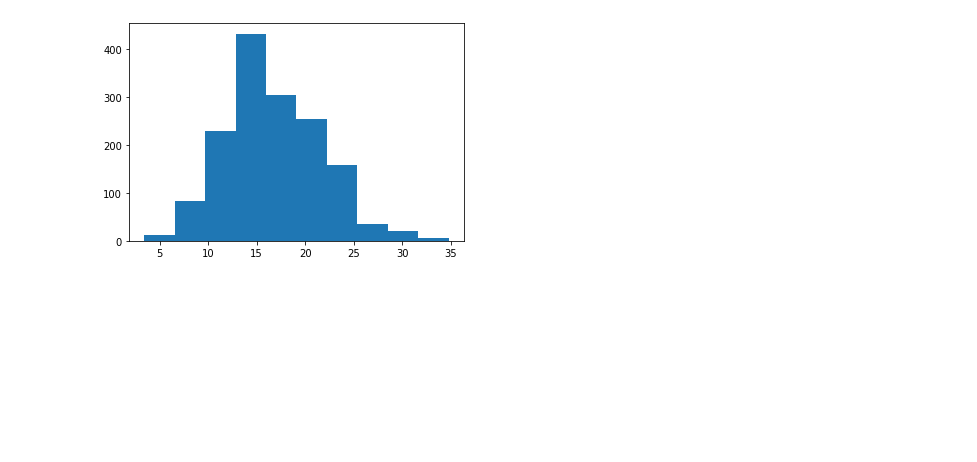
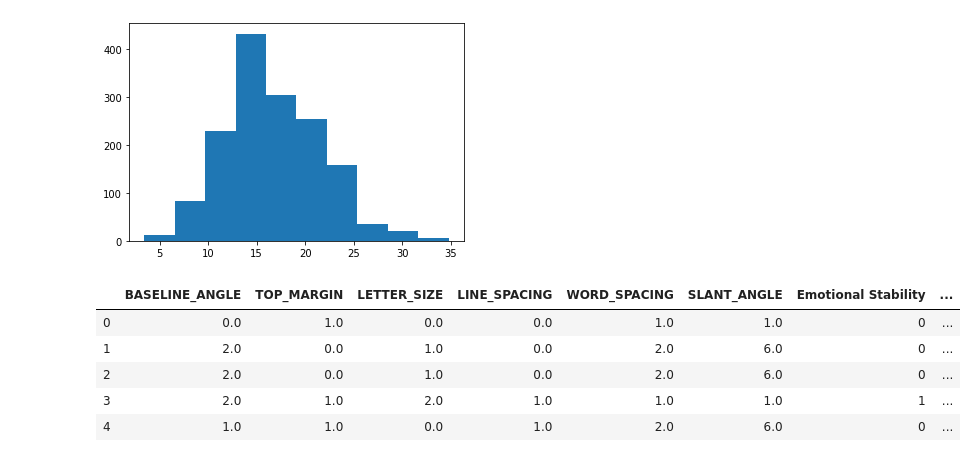
Before and after one commit to HarshSingh-01/Handwriting-Analysis-using-Machine-Learning, a Jupyter notebook: Jupyter Files/Data Analysis.ipynb, the cells around one changed output. Cells and saved outputs as stored; diff of their text form; code cells hidden in the pictures; blank space fills up the shorter version.

```diff
--- a/Jupyter Files/Data Analysis.ipynb
+++ b/Jupyter Files/Data Analysis.ipynb
@@ -106,3 +106,18 @@ min         3.420000
 max        34.790000
 Name: WORD_SPACING, dtype: float64
 [figure]
+# %%
+# Importing Data file
+path = r'C:\\Users\Harsh\Desktop\Projects\Handwriting-Analysis-using-Machine-Learning\scripts\Extracted_Features/label_list.txt'
+df = pd.read_csv(path, sep="\t", header=None)
+# df = df.drop([13], axis=1)
+df.columns = ['BASELINE_ANGLE', 'TOP_MARGIN', 'LETTER_SIZE', 'LINE_SPACING', 'WORD_SPACING', 'SLANT_ANGLE', 'Emotional Stability', 'Modesty', 'Personal Harmony and Flexibility', 'Lack of Discipline', 'Poor Concentration', 'Non Communicativeness', 'Social Isolation','IMAGE_NAME']
+df.to_csv('label_list.csv')
+df.head()
+# %% [output]
+|  | BASELINE_ANGLE | TOP_MARGIN | LETTER_SIZE | LINE_SPACING | WORD_SPACING | SLANT_ANGLE | Emotional Stability | ... |
+| 0 | 0.0 | 1.0 | 0.0 | 0.0 | 1.0 | 1.0 | 0 | ... |
+| 1 | 2.0 | 0.0 | 1.0 | 0.0 | 2.0 | 6.0 | 0 | ... |
+| 2 | 2.0 | 0.0 | 1.0 | 0.0 | 2.0 | 6.0 | 0 | ... |
+| 3 | 2.0 | 1.0 | 2.0 | 1.0 | 1.0 | 1.0 | 1 | ... |
+| 4 | 1.0 | 1.0 | 0.0 | 1.0 | 2.0 | 6.0 | 0 | ... |
```
Also changed, not shown: parts of 2 cells of this notebook, 20 other files.
